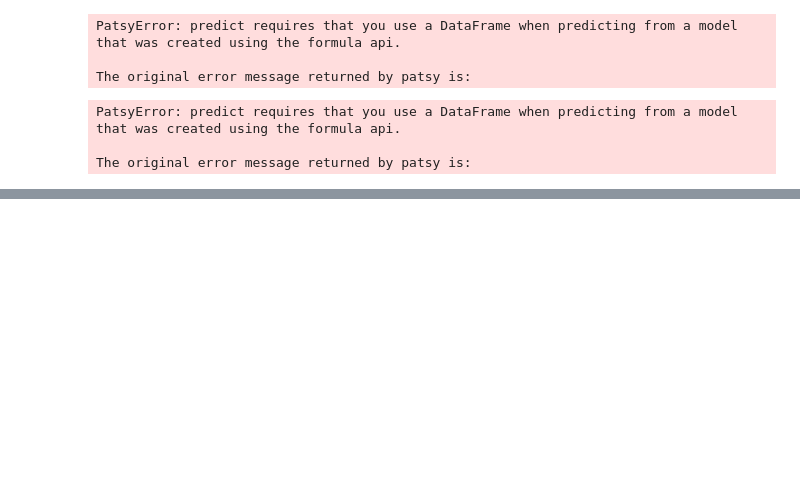
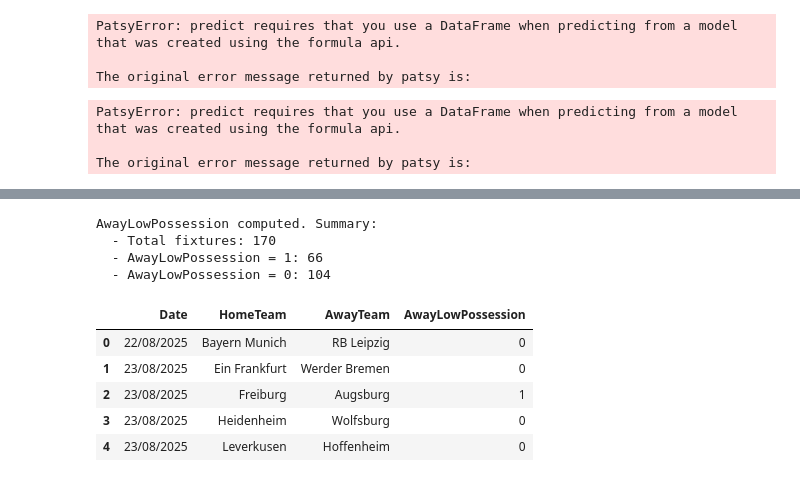
Before and after one commit to Acon3078/corners, a Jupyter notebook: Notebook.ipynb, the cells around one changed output, grey strips where cells are left out. Saved outputs shown, nothing was run; the diff lists cells and outputs as text; code cells hidden in the pictures; blank space fills up the shorter version.

Commit message:
Added the Out-of-Sample Backtest and computed over-line probs.

```diff
--- a/Notebook.ipynb
+++ b/Notebook.ipynb
@@ -927,0 +1019,14 @@ The original error message returned by patsy is:
+# %%
+# Load 2025/2026 fixtures
+from pathlib import Path
+
+project_root = Path().resolve()
+data_path_2025_2026 = project_root / "Data" / "2025:2026.csv"
+
+upcoming_df = pd.read_csv(data_path_2025_2026)
+
+# Select required columns: Date, HomeTeam, AwayTeam
+upcoming_df = upcoming_df[['Date', 'HomeTeam', 'AwayTeam']].copy()
+
+print(f"Loaded {len(upcoming_df)} fixtures for 2025/2026 season")
+display(upcoming_df.head())
@@ -927,0 +1041,53 @@ The original error message returned by patsy is:
+# %%
+# Compute AwayLowPossession using carry-forward from 2024/2025 season
+
+# Check that team_season_agg exists (from feature engineering section)
+if 'team_season_agg' not in globals():
+    raise NameError("`team_season_agg` not found. Run the cell that builds the team–season table first (Cell 31).")
+
+# 1. Extract LowPossession labels from 2024/2025 season
+prev_season_mask = team_season_agg['Season'] == '2024:2025'
+prev_season_lp = team_season_agg.loc[prev_season_mask, ['Team', 'LowPossession']].rename(
+    columns={'LowPossession': 'LowPossession_25_26'}
+)
+
+# 2. Get all teams appearing in 2025/2026 fixtures (home or away)
+teams_25_26 = pd.Index(sorted(set(upcoming_df['HomeTeam']) | set(upcoming_df['AwayTeam'])))
+
+# 3. Create lookup table: start from all 25/26 teams and left-join their 24/25 LowPossession label
+lookup_25_26 = (
+    pd.DataFrame({'Team': teams_25_26})
+    .merge(prev_season_lp, on='Team', how='left')
+)
+
+# 4. For teams not present in 2024/2025 (promoted teams), set LowPossession_25_26 = 1
+lookup_25_26['LowPossession_25_26'] = lookup_25_26['LowPossession_25_26'].fillna(1).astype(int)
+
+# 5. Join the lookup into upcoming fixtures to create AwayLowPossession
+upcoming_df = upcoming_df.merge(
+    lookup_25_26[['Team', 'LowPossession_25_26']],
+    left_on='AwayTeam',
+    right_on='Team',
+    how='left'
+)
+
+upcoming_df = upcoming_df.drop(columns=['Team'])
+upcoming_df = upcoming_df.rename(columns={'LowPossession_25_26': 'AwayLowPossession'})
+
+# Verify the column was added
+print(f"AwayLowPossession computed. Summary:")
+print(f"  - Total fixtures: {len(upcoming_df)}")
+print(f"  - AwayLowPossession = 1: {upcoming_df['AwayLowPossession'].sum()}")
+print(f"  - AwayLowPossession = 0: {(upcoming_df['AwayLowPossession'] == 0).sum()}")
+display(upcoming_df[['Date', 'HomeTeam', 'AwayTeam', 'AwayLowPossession']].head())
+# %% [output]
+AwayLowPossession computed. Summary:
+  - Total fixtures: 170
+  - AwayLowPossession = 1: 66
+  - AwayLowPossession = 0: 104
+|  | Date | HomeTeam | AwayTeam | AwayLowPossession |
+| 0 | 22/08/2025 | Bayern Munich | RB Leipzig | 0 |
+| 1 | 23/08/2025 | Ein Frankfurt | Werder Bremen | 0 |
+| 2 | 23/08/2025 | Freiburg | Augsburg | 1 |
+| 3 | 23/08/2025 | Heidenheim | Wolfsburg | 0 |
+| 4 | 23/08/2025 | Leverkusen | Hoffenheim | 0 |
```
Also changed, not shown: parts of 21 cells of this notebook.
